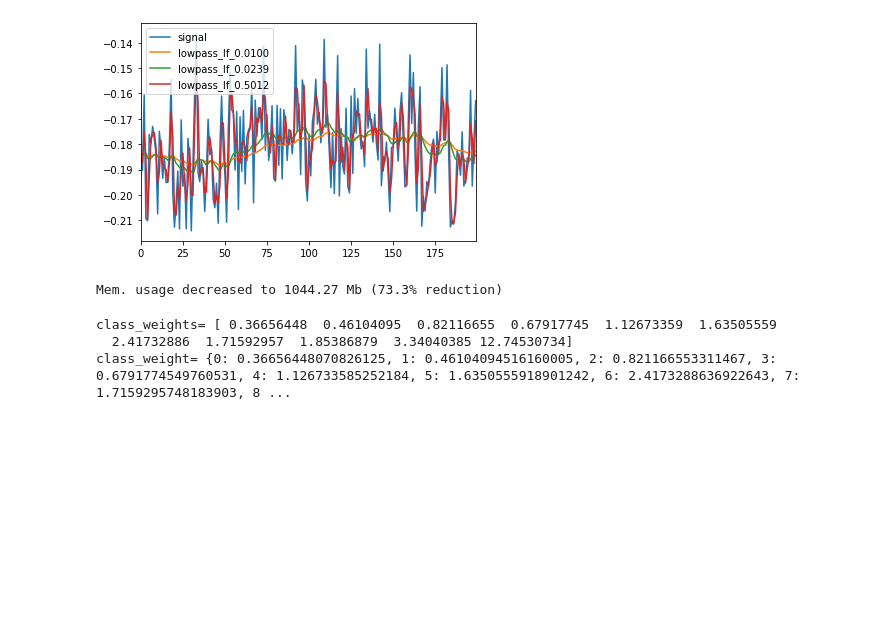
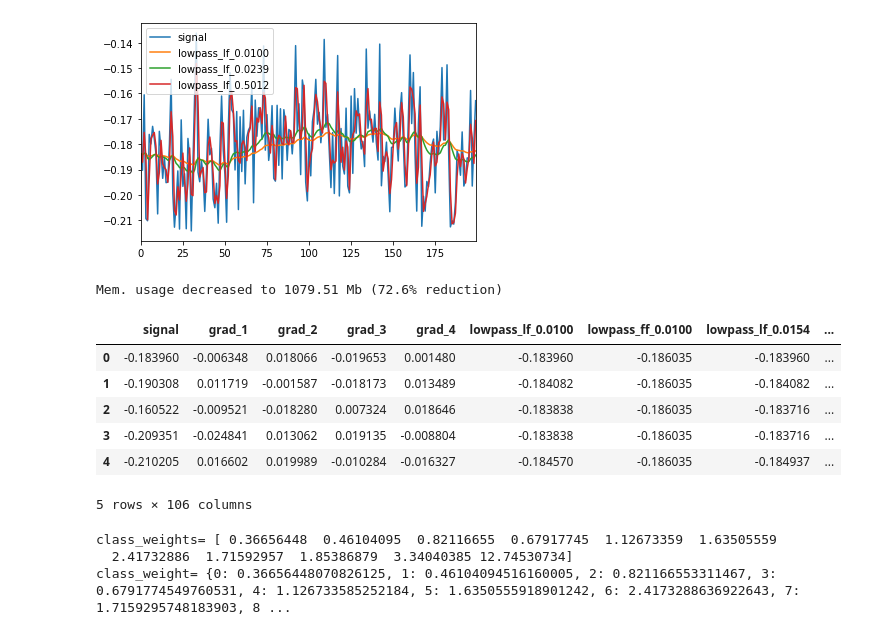
Before and after one commit to ShuichiroTsuda/Kaggle_Liverpool_Ion_Switching, a Jupyter notebook: FE_crd_1.ipynb, the cells around one changed output. Saved outputs shown, nothing was run; the diff lists cells and outputs as text; code cells hidden in the pictures; blank space fills up the shorter version.

```diff
--- a/FE_crd_1.ipynb
+++ b/FE_crd_1.ipynb
@@ -233,16 +238,26 @@ df[['signal',
 <matplotlib.axes._subplots.AxesSubplot at 0x...>
 [figure]
 # %%
-df['open_channels'] = train['open_channels']
+df['open_channels'] = train['open_channels'].values
 # %%
 df = reduce_mem_usage(df)
 df['open_channels'] = train['open_channels']
 # %% [output]
-Mem. usage decreased to 1044.27 Mb (73.3% reduction)
+Mem. usage decreased to 1079.51 Mb (72.6% reduction)
 # %%
 del train
 # %%
 df.to_pickle('/content/drive/My Drive/Colab Notebooks/Kaggle/Liverpool_Ion_Switching/pkl/train_crd_1.pkl')
+# %%
+df.head()
+# %% [output]
+|  | signal | grad_1 | grad_2 | grad_3 | grad_4 | lowpass_lf_0.0100 | lowpass_ff_0.0100 | lowpass_lf_0.0154 | ... |
+| 0 | -0.183960 | -0.006348 | 0.018066 | -0.019653 | 0.001480 | -0.183960 | -0.186035 | -0.183960 | ... |
+| 1 | -0.190308 | 0.011719 | -0.001587 | -0.018173 | 0.013489 | -0.184082 | -0.186035 | -0.184082 | ... |
+| 2 | -0.160522 | -0.009521 | -0.018280 | 0.007324 | 0.018646 | -0.183838 | -0.186035 | -0.183716 | ... |
+| 3 | -0.209351 | -0.024841 | 0.013062 | 0.019135 | -0.008804 | -0.183838 | -0.186035 | -0.183716 | ... |
+| 4 | -0.210205 | 0.016602 | 0.019989 | -0.010284 | -0.016327 | -0.184570 | -0.186035 | -0.184937 | ... |
+5 rows × 106 columns
 # %%
 del df
 # %%
```
Also changed, not shown: parts of 2 cells of this notebook.
